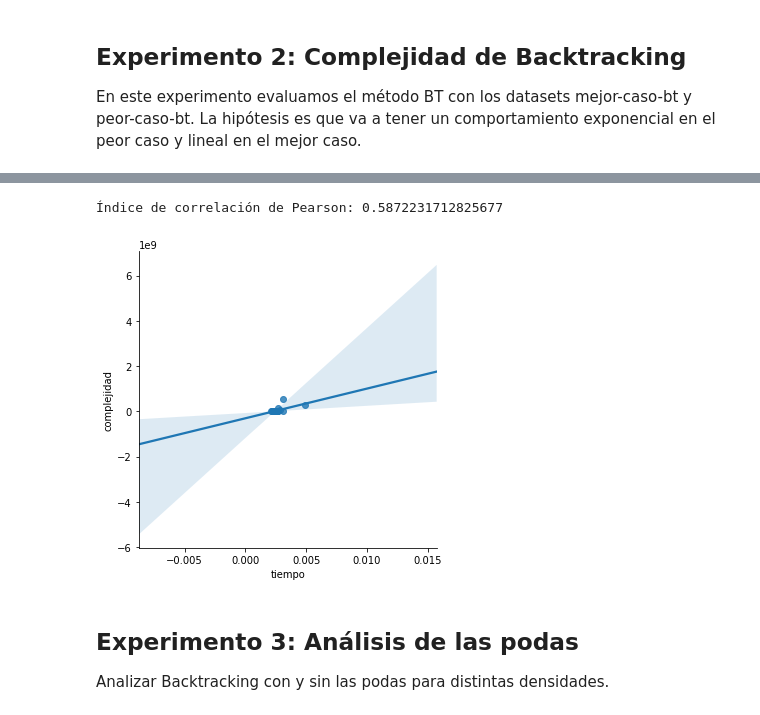
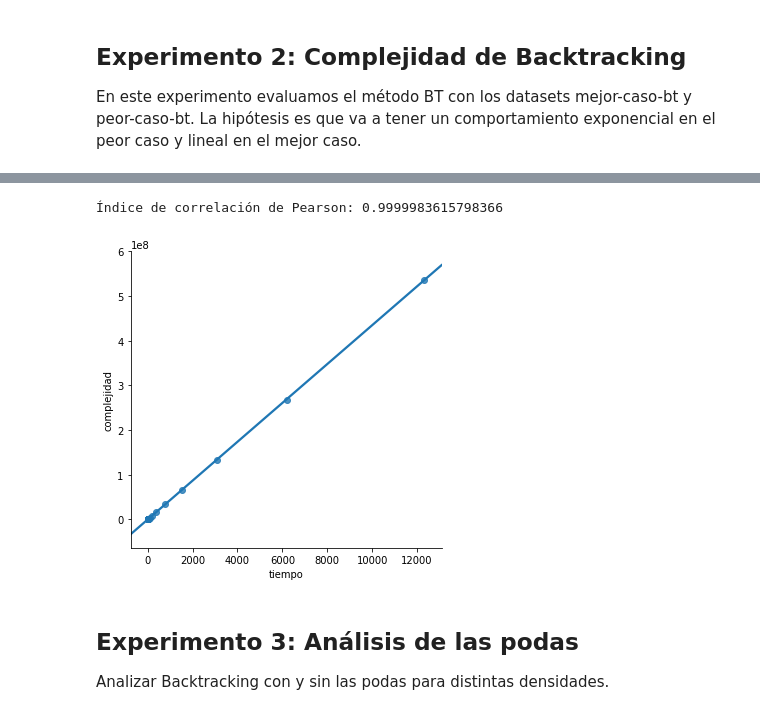
Before and after one commit to ShipOrSheep/tp1Algo3, a Jupyter notebook: experimentacion/analisis.ipynb, the cells around one changed output, grey strips where cells are left out. Drawn from its saved outputs; the diff is of its cells as text; code cells hidden in the pictures.

```diff
--- a/experimentacion/analisis.ipynb
+++ b/experimentacion/analisis.ipynb
@@ -109,13 +109,13 @@ plt.savefig("graficos/bt-complejidad-peor-caso.svg");
 # %%
 # Graficamos los tiempos de ejecución de la serie de instancias X1, ..., Xn vs la complejidad esperada.
-df_BT_peor_caso = df_resultados[(df_resultados["metodo"]=="BT") & (df_resultados["dataset"] == "peor-caso-bt")].copy();
+df_BT_peor_caso = df_resultados[(df_resultados["metodo"]=="BT-F") & (df_resultados["dataset"] == "peor-caso-bt")].copy();
 df_BT_peor_caso["complejidad"] = 2.0 ** df_BT_peor_caso["n"];
 fig = sns.lmplot(data=df_BT_peor_caso, x="tiempo", y="complejidad");
 plt.savefig("graficos/bt-correlacion-peor-caso.svg");
 print("Índice de correlación de Pearson:", correlacion_pearson(df_BT_peor_caso, "tiempo", "complejidad"));
 # %% [output]
-Índice de correlación de Pearson: 0.5872231712825677
+Índice de correlación de Pearson: 0.9999983615798366
-[figure, old version]
+[figure, new version]
 # %% [markdown]
 ## Experimento 3: Análisis de las podas
 Analizar Backtracking con y sin las podas para distintas densidades.
```
Also changed, not shown: parts of 5 cells of this notebook, 1 other file.
